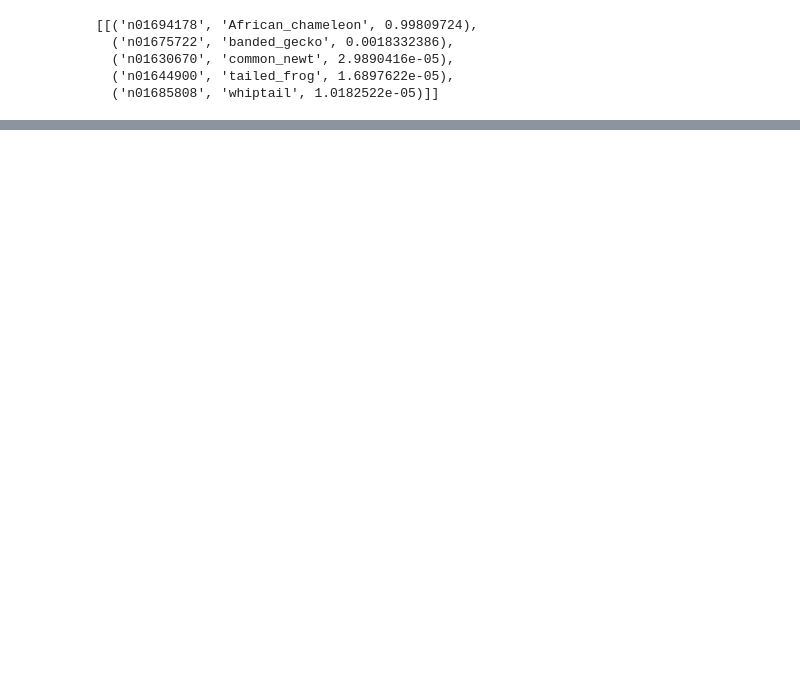
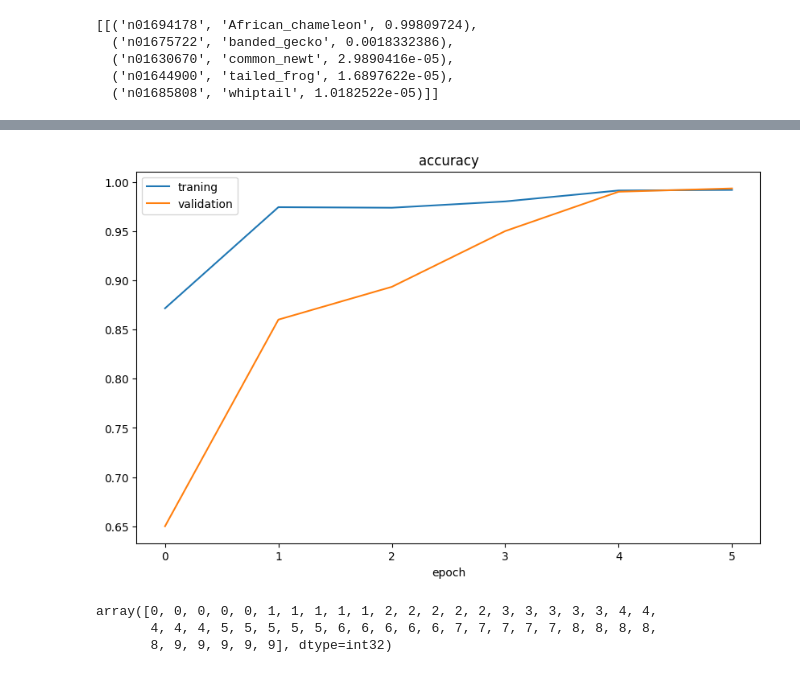
Before and after one commit to AhmedSheded/computer-vision, a Jupyter notebook: projects/MobileNet/notebook.ipynb, the cells around one changed output, grey strips where cells are left out. Saved outputs shown, nothing was run; the diff lists cells and outputs as text; code cells hidden in the pictures; blank space fills up the shorter version.

```diff
--- a/projects/MobileNet/notebook.ipynb
+++ b/projects/MobileNet/notebook.ipynb
@@ -54,0 +185,17 @@ results
+# %%
+plt.figure(figsize=(10, 6))
+plt.plot(history.history['accuracy'])
+plt.plot(history.history['val_accuracy'])
+plt.legend(['traning', 'validation'])
+plt.title('accuracy')
+plt.xlabel('epoch')
+plt.show()
+# %% [output]
+[figure, added]
+# %%
+test_labels = test_batches.classes
+test_labels
+# %% [output]
+array([0, 0, 0, 0, 0, 1, 1, 1, 1, 1, 2, 2, 2, 2, 2, 3, 3, 3, 3, 3, 4, 4,
+       4, 4, 4, 5, 5, 5, 5, 5, 6, 6, 6, 6, 6, 7, 7, 7, 7, 7, 8, 8, 8, 8,
+       8, 9, 9, 9, 9, 9], dtype=int32)
```
Also changed, not shown: parts of 23 cells of this notebook.
